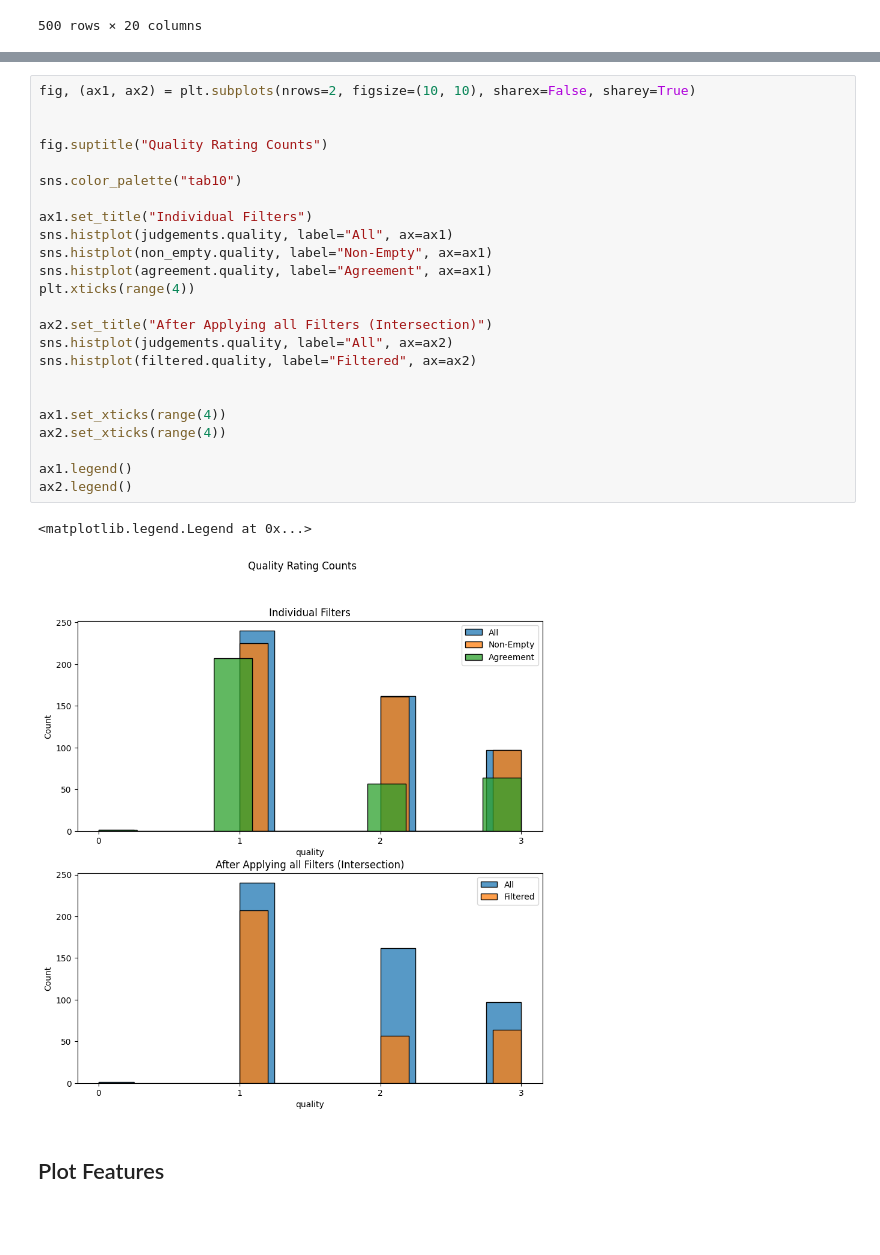
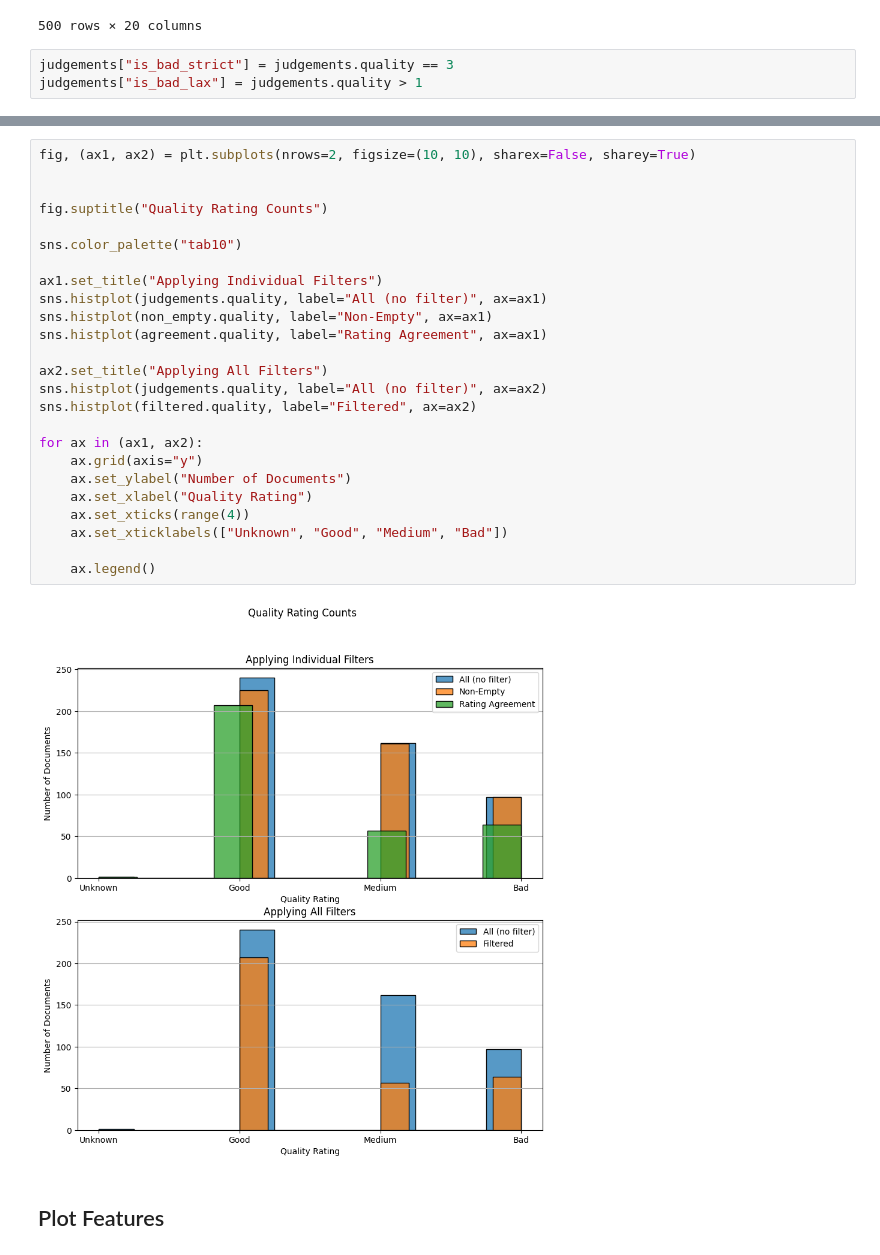
Before and after one commit to LAHTeR/nautilusocr, a Jupyter notebook: notebooks/quality.ipynb, the cells around one changed output, grey strips where cells are left out. Cells and saved outputs as stored; diff of their text form; blank space fills up the shorter version.

```diff
--- a/notebooks/quality.ipynb
+++ b/notebooks/quality.ipynb
@@ -663,6 +663,9 @@ judgements.iloc[judgements.quality.sort_values().index]
 | 394 | 395 | Slecht | Regelherkenning en indeling | 3 | slecht | leesvolgorde; layout | ... |
 | 171 | 172 | Slecht | Leesvolgorde | 3 | slecht | leesvolgorde | ... |
 500 rows × 20 columns
+# %%
+judgements["is_bad_strict"] = judgements.quality == 3
+judgements["is_bad_lax"] = judgements.quality > 1
 # %%
 non_empty = judgements.loc[(judgements.text.str.len() > 0) & (judgements.Som > 0)]
 agreement = judgements.loc[judgements["Ranking Kay"] == judgements["Ranking Maartje"]]
@@ -687,30 +690,30 @@ filtered
 # %%
 fig, (ax1, ax2) = plt.subplots(nrows=2, figsize=(10, 10), sharex=False, sharey=True)
 
 
 fig.suptitle("Quality Rating Counts")
 
 sns.color_palette("tab10")
 
-ax1.set_title("Individual Filters")
-sns.histplot(judgements.quality, label="All", ax=ax1)
+ax1.set_title("Applying Individual Filters")
+sns.histplot(judgements.quality, label="All (no filter)", ax=ax1)
 sns.histplot(non_empty.quality, label="Non-Empty", ax=ax1)
-sns.histplot(agreement.quality, label="Agreement", ax=ax1)
-plt.xticks(range(4))
+sns.histplot(agreement.quality, label="Rating Agreement", ax=ax1)
 
-ax2.set_title("After Applying all Filters (Intersection)")
-sns.histplot(judgements.quality, label="All", ax=ax2)
+ax2.set_title("Applying All Filters")
+sns.histplot(judgements.quality, label="All (no filter)", ax=ax2)
 sns.histplot(filtered.quality, label="Filtered", ax=ax2)
 
+for ax in (ax1, ax2):
+    ax.grid(axis="y")
+    ax.set_ylabel("Number of Documents")
+    ax.set_xlabel("Quality Rating")
+    ax.set_xticks(range(4))
+    ax.set_xticklabels(["Unknown", "Good", "Medium", "Bad"])
 
-ax1.set_xticks(range(4))
-ax2.set_xticks(range(4))
-
-ax1.legend()
-ax2.legend()
+    ax.legend()
 # %% [output]
-<matplotlib.legend.Legend at 0x...>
-[figure, old version]
+[figure, new version]
 # %% [markdown]
 ## Plot Features
 # %%
```
Also changed, not shown: parts of 9 cells of this notebook.
